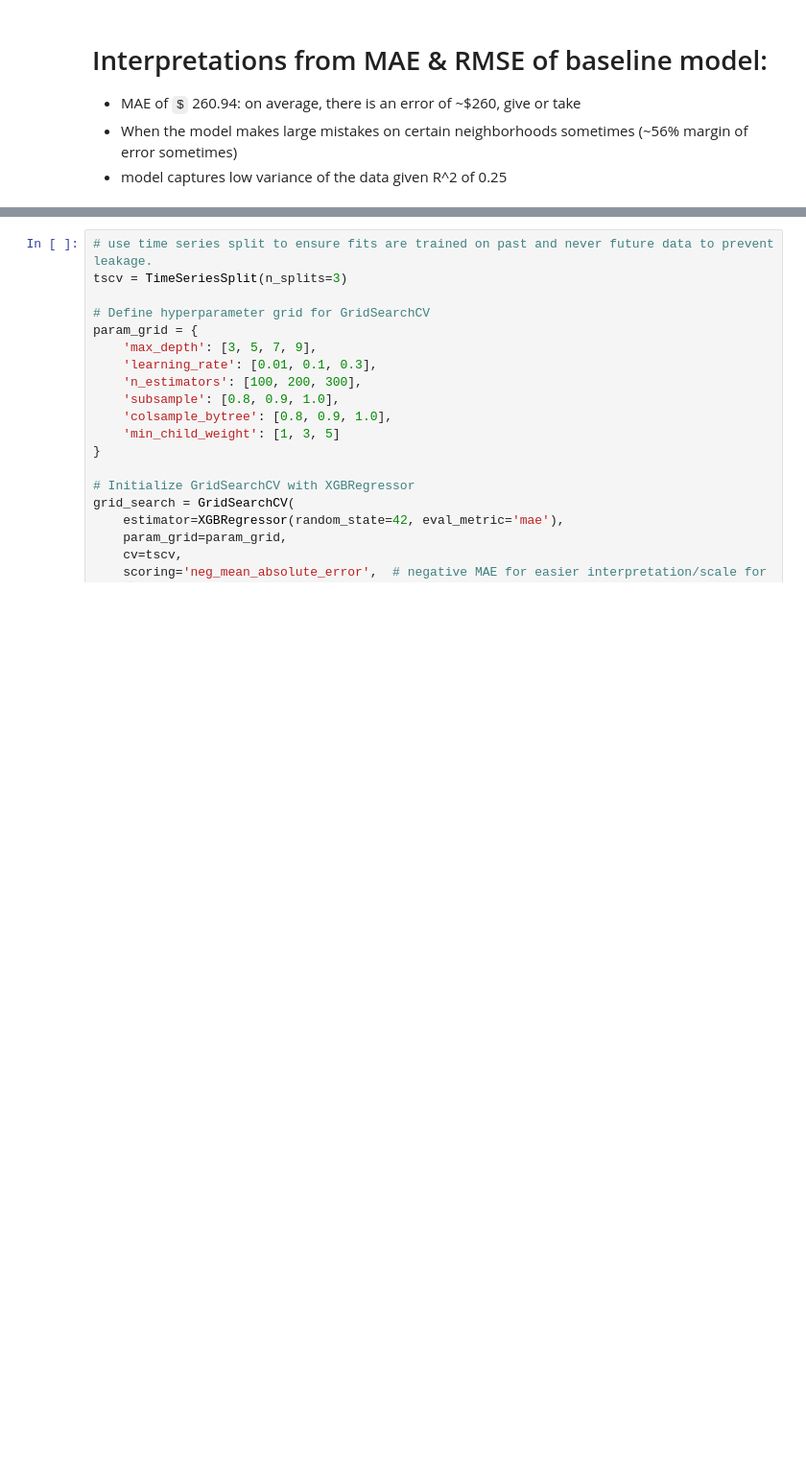
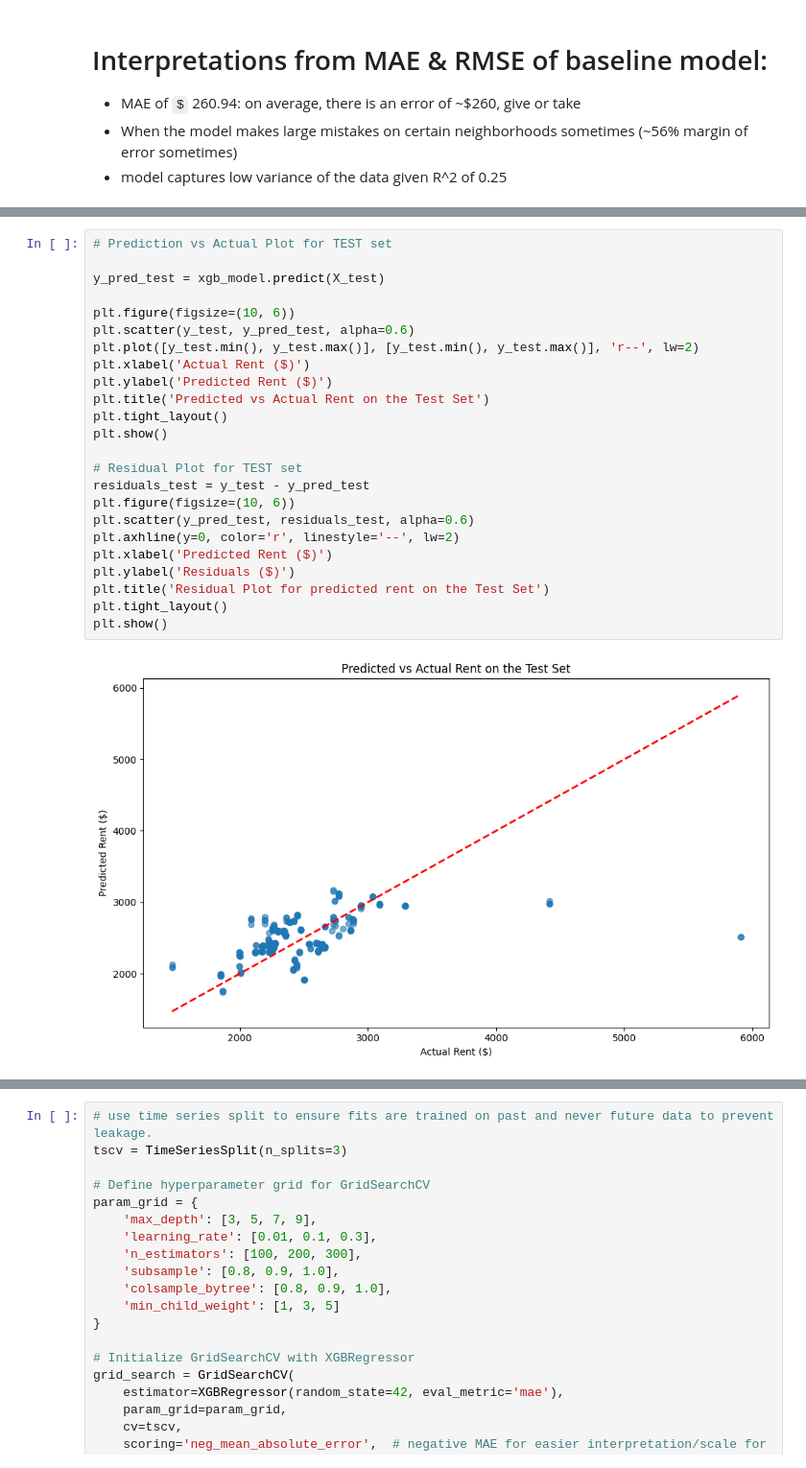
Before and after one commit to Western-Artificial-Intelligence/condo-cost-predictor, a Jupyter notebook: training/train_1.ipynb, the cells around one changed output, grey strips where cells are left out. Shown at 96% size. Saved outputs shown, nothing was run; the diff lists cells and outputs as text; blank space fills up the shorter version.

```diff
--- a/training/train_1.ipynb
+++ b/training/train_1.ipynb
@@ -212,0 +252,26 @@ Baseline R² Score: 0.2523
+# %%
+# Prediction vs Actual Plot for TEST set
+
+y_pred_test = xgb_model.predict(X_test)
+
+plt.figure(figsize=(10, 6))
+plt.scatter(y_test, y_pred_test, alpha=0.6)
+plt.plot([y_test.min(), y_test.max()], [y_test.min(), y_test.max()], 'r--', lw=2)
+plt.xlabel('Actual Rent ($)')
+plt.ylabel('Predicted Rent ($)')
+plt.title('Predicted vs Actual Rent on the Test Set')
+plt.tight_layout()
+plt.show()
+
+# Residual Plot for TEST set
+residuals_test = y_test - y_pred_test
+plt.figure(figsize=(10, 6))
+plt.scatter(y_pred_test, residuals_test, alpha=0.6)
+plt.axhline(y=0, color='r', linestyle='--', lw=2)
+plt.xlabel('Predicted Rent ($)')
+plt.ylabel('Residuals ($)')
+plt.title('Residual Plot for predicted rent on the Test Set')
+plt.tight_layout()
+plt.show()
+# %% [output]
+[figure, added]
```
Also changed, not shown: parts of 3 cells of this notebook.
